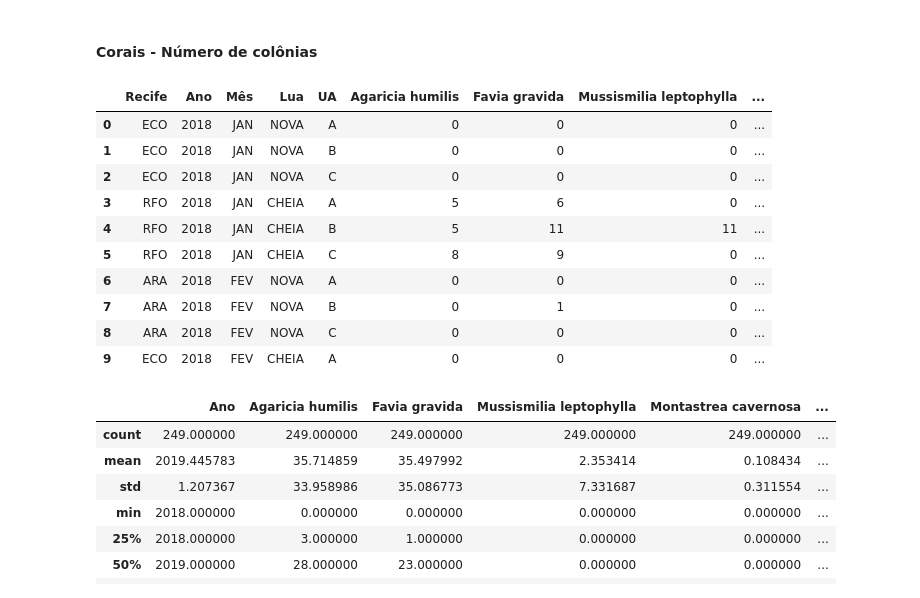
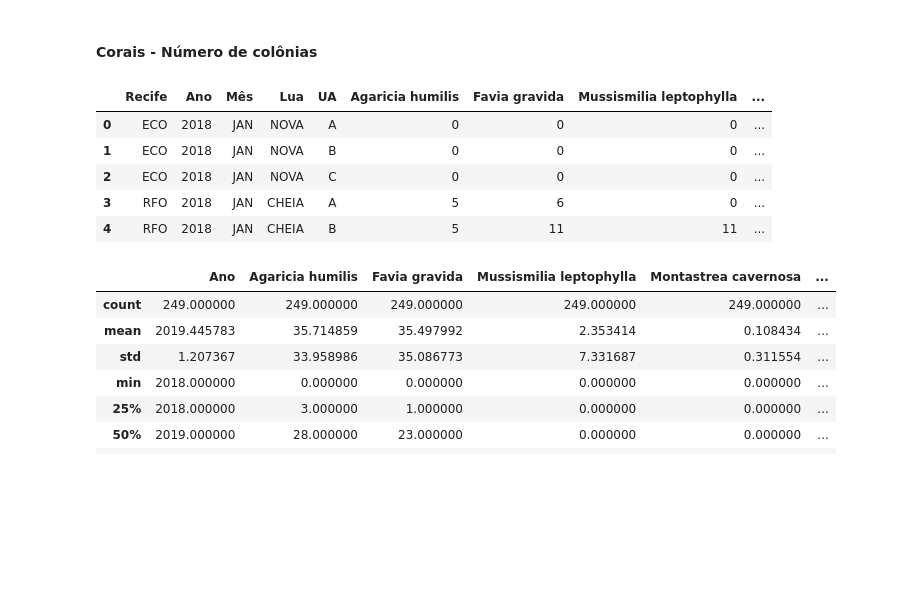
Before and after one commit to UFRJ-Analytica/coral-vivo, a Jupyter notebook: analise-dados.ipynb, the cells around one changed output. Drawn from its saved outputs; the diff is of its cells as text; code cells hidden in the pictures; blank space fills up the shorter version.

```diff
--- a/analise-dados.ipynb
+++ b/analise-dados.ipynb
@@ -10,0 +12,3 @@ pd.set_option("display.max_columns", None)
+# %%
+DATA_PATH = 'Dados/'
+BD_JAN_2022 = 'Banco_de_dados_JAN2022.xlsx'
@@ -10,0 +19,12 @@ pd.set_option("display.max_columns", None)
+# %%
+def read_sheet(file, sheet_name, cols, header):
+
+    sheet = pd.read_excel(
+        os.path.join(DATA_PATH + file),
+        engine = 'openpyxl',
+        sheet_name = sheet_name,
+        usecols = cols,
+        header = header
+    )
+
+    return sheet
@@ -158,40 +228,29 @@ memory usage: 25.4+ KB
 # %% [markdown]
 #### Corais - Número de colônias
 # %%
-bd_jan_2022_corais_ncolonias = pd.read_excel(
-    os.path.join('Dados/Banco_de_dados_JAN2022.xlsx'),
-    engine = 'openpyxl',
-    sheet_name = 'Corais_Numero de colônias',
-    usecols = 'A:Z',
-    header = 1
-)
+bd_jan_2022_corais_ncolonias = read_sheet(BD_JAN_2022, 'Corais_Numero de colônias', 'A:Z', 1)
 
 bd_jan_2022_corais_ncolonias.drop(
     ['Unnamed: 17', 'Unnamed: 21', 'Unnamed: 24'],
     axis = 1, inplace = True
 )
 
 bd_jan_2022_corais_ncolonias.rename(
     columns = {
         'Palythoa caribaeorum': 'Zoantídeo_Palythoa caribaeorum',
         'Zoanthus spp.': 'Zoantídeo_Zoanthus spp.',
         'Millepora alcicornis': 'Hidrocorais_Millepora alcicornis'
     }, inplace = True
 )
 
-bd_jan_2022_corais_ncolonias.head(10)
+bd_jan_2022_corais_ncolonias.head()
 # %% [output]
 |  | Recife | Ano | Mês | Lua | UA | Agaricia humilis | Favia gravida | Mussismilia leptophylla | ... |
 | 0 | ECO | 2018 | JAN | NOVA | A | 0 | 0 | 0 | ... |
 | 1 | ECO | 2018 | JAN | NOVA | B | 0 | 0 | 0 | ... |
 | 2 | ECO | 2018 | JAN | NOVA | C | 0 | 0 | 0 | ... |
 | 3 | RFO | 2018 | JAN | CHEIA | A | 5 | 6 | 0 | ... |
 | 4 | RFO | 2018 | JAN | CHEIA | B | 5 | 11 | 11 | ... |
-| 5 | RFO | 2018 | JAN | CHEIA | C | 8 | 9 | 0 | ... |
-| 6 | ARA | 2018 | FEV | NOVA | A | 0 | 0 | 0 | ... |
-| 7 | ARA | 2018 | FEV | NOVA | B | 0 | 1 | 0 | ... |
-| 8 | ARA | 2018 | FEV | NOVA | C | 0 | 0 | 0 | ... |
-| 9 | ECO | 2018 | FEV | CHEIA | A | 0 | 0 | 0 | ... |
 # %%
 bd_jan_2022_corais_ncolonias.describe()
 # %% [output]
```
Also changed, not shown: parts of 35 cells of this notebook, 2 other files.
